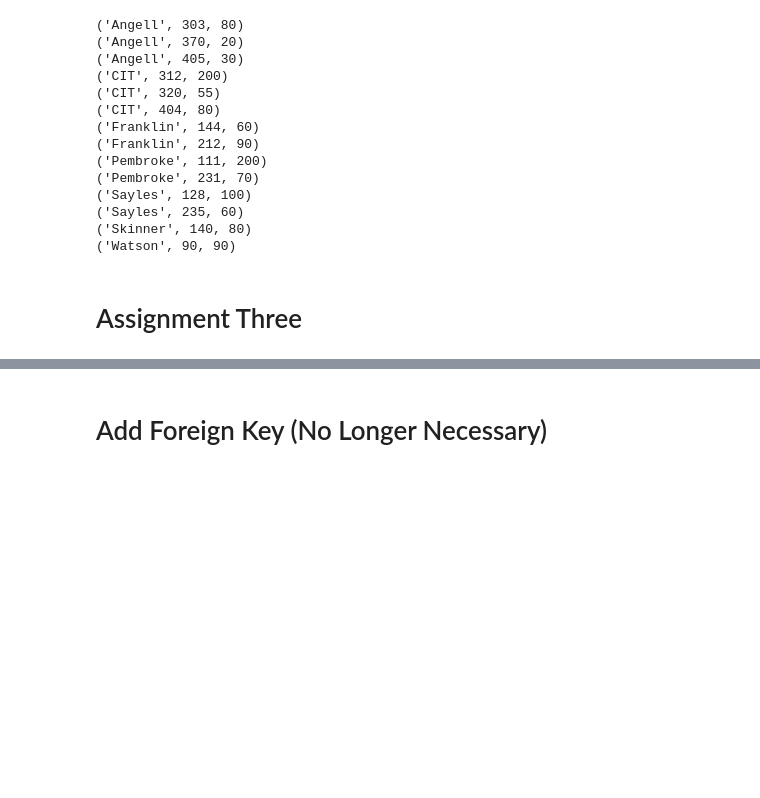
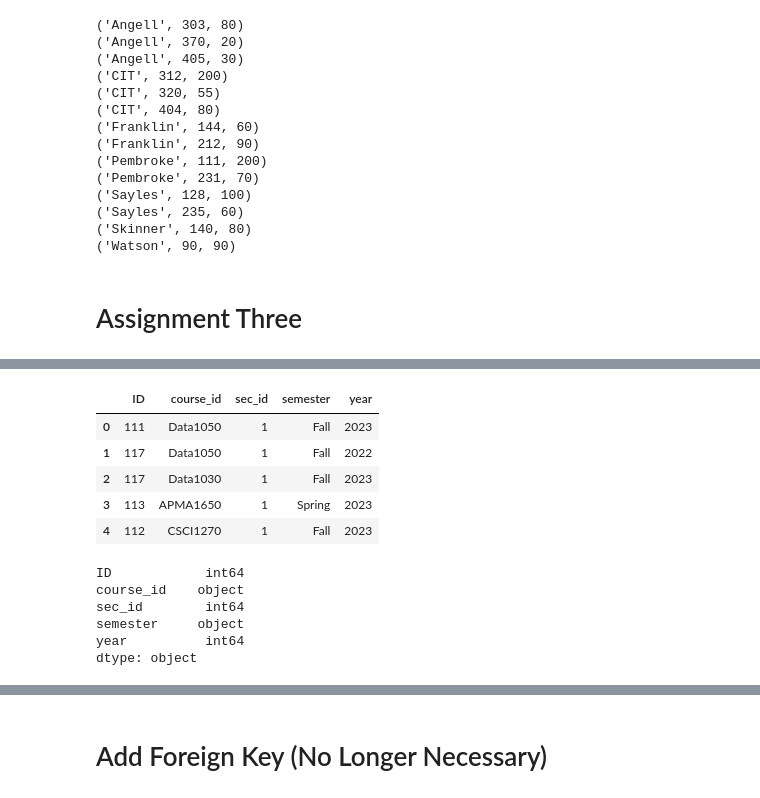
Before and after one commit to sirjimmylin/DATA1050-Fall2024, a Jupyter notebook: mysql.ipynb, the cells around one changed output, grey strips where cells are left out. Saved outputs shown, nothing was run; the diff lists cells and outputs as text; code cells hidden in the pictures; blank space fills up the shorter version.

```diff
--- a/mysql.ipynb
+++ b/mysql.ipynb
@@ -625,0 +775,20 @@ mycursor.execute('''
+# %%
+#point the path to where in your hard drive you have stored the file teaches.csv
+data = pd.read_csv("teaches.csv")
+data.head()
+# %% [output]
+|  | ID | course_id | sec_id | semester | year |
+| 0 | 111 | Data1050 | 1 | Fall | 2023 |
+| 1 | 117 | Data1050 | 1 | Fall | 2022 |
+| 2 | 117 | Data1030 | 1 | Fall | 2023 |
+| 3 | 113 | APMA1650 | 1 | Spring | 2023 |
+| 4 | 112 | CSCI1270 | 1 | Fall | 2023 |
+# %%
+data.dtypes
+# %% [output]
+ID            int64
+course_id    object
+sec_id        int64
+semester     object
+year          int64
+dtype: object
```
Also changed, not shown: parts of 28 cells of this notebook.
